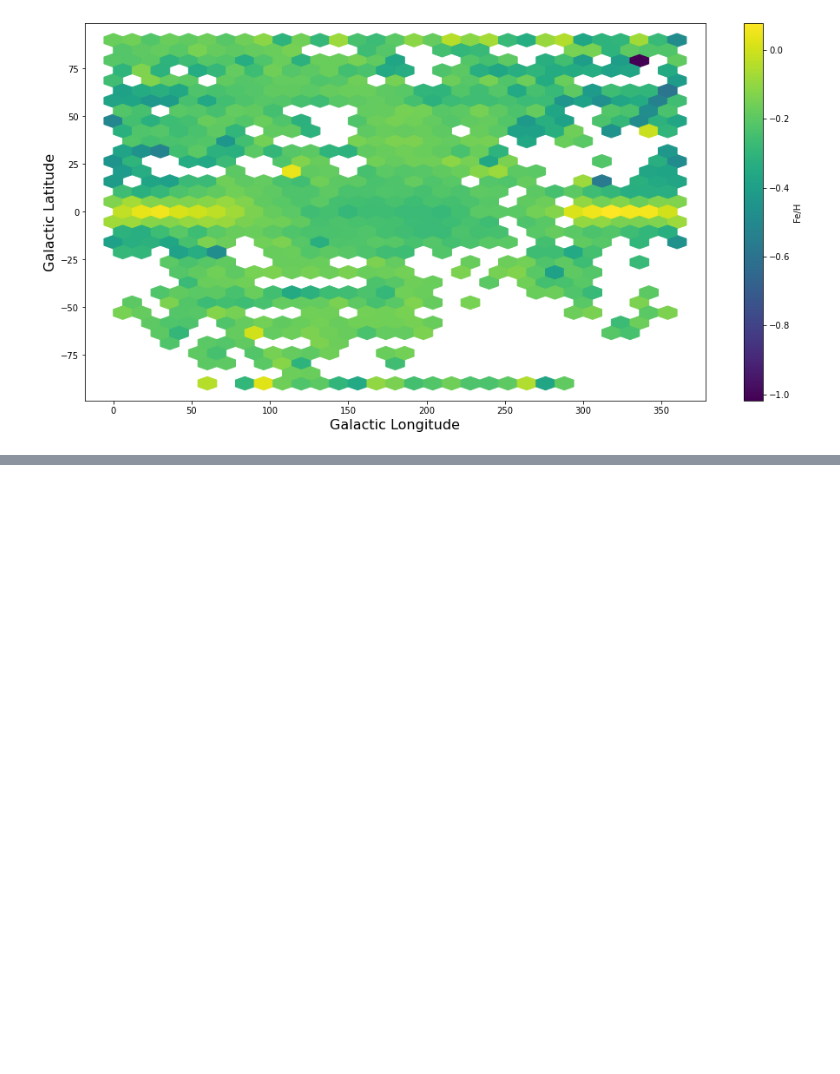
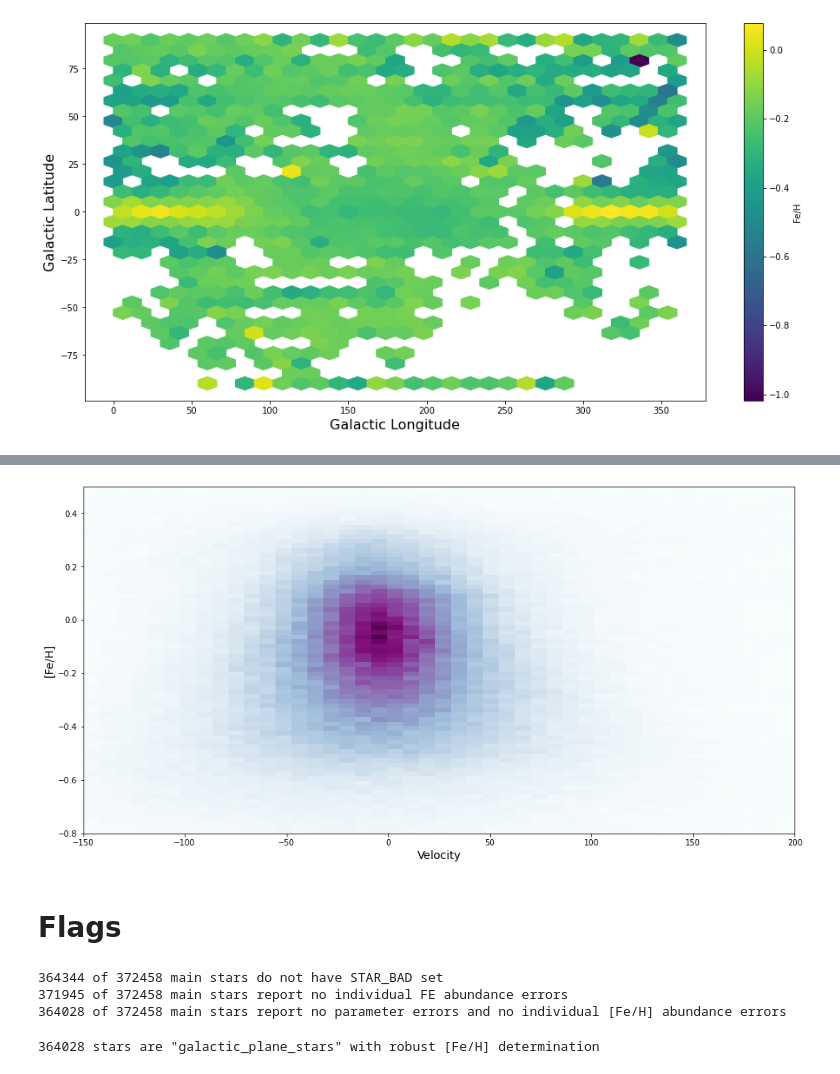
Before and after one commit to ssagynbayeva/data-playground, a Jupyter notebook: apogee-dr17.ipynb, the cells around one changed output, grey strips where cells are left out. Drawn from its saved outputs; the diff is of its cells as text; code cells hidden in the pictures; blank space fills up the shorter version.

```diff
--- a/apogee-dr17.ipynb
+++ b/apogee-dr17.ipynb
@@ -257,0 +285,12 @@ cb = plt.colorbar(label='Fe/H')
+# %%
+plt.figure(figsize=(16,8))
+plt.hist2d(mystars[~met_mask]['VHELIO_AVG'], mystars[~met_mask]['FE_H'], bins=(200, 200), cmap=plt.cm.BuPu)
+plt.xlabel('Velocity', fontsize=14)
+plt.ylabel('[Fe/H]', fontsize=14)
+plt.xlim(-150,200)
+plt.ylim(-0.8,0.5)
+plt.show()
+# %% [output]
+[figure, added]
+# %% [markdown]
+# Flags
@@ -257,0 +308,8 @@ cb = plt.colorbar(label='Fe/H')
+# %%
+print('{0} of {1} main stars do not have STAR_BAD set'.format(np.sum(stargood), mystars.shape[0]))
+print('{0} of {1} main stars report no individual FE abundance errors'.format(np.sum(fehflag_good), mystars.shape[0]))
+print('{0} of {1} main stars report no parameter errors and no individual [Fe/H] abundance errors'.format(np.sum(feh_robust), mystars.shape[0]))
+# %% [output]
+364344 of 372458 main stars do not have STAR_BAD set
+371945 of 372458 main stars report no individual FE abundance errors
+364028 of 372458 main stars report no parameter errors and no individual [Fe/H] abundance errors
@@ -257,0 +318,4 @@ cb = plt.colorbar(label='Fe/H')
+# %%
+print('{0} stars are "galactic_plane_stars" with robust [Fe/H] determination'.format(goodmystars.shape[0]))
+# %% [output]
+364028 stars are "galactic_plane_stars" with robust [Fe/H] determination
```
Also changed, not shown: parts of 10 cells of this notebook.
